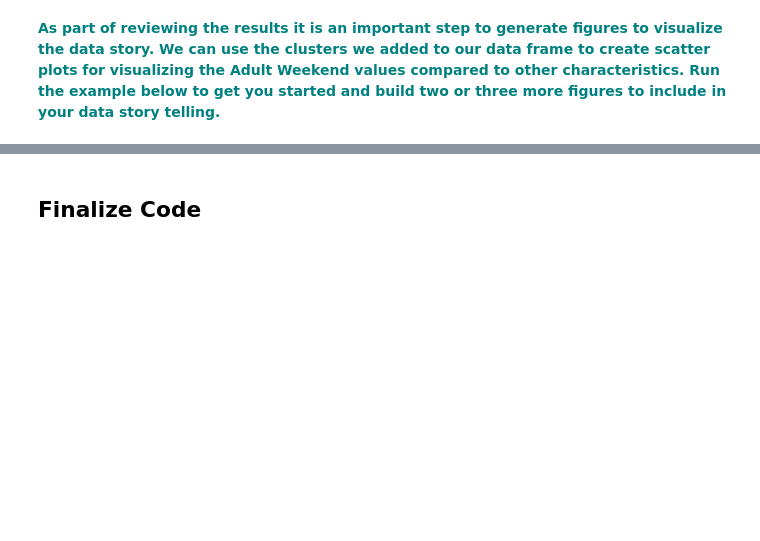
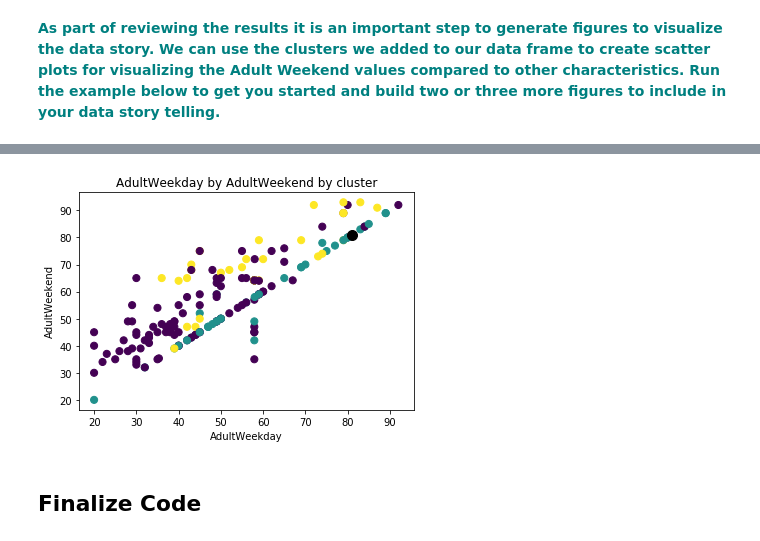
Before and after one commit to shashins/Capstone1, a Jupyter notebook: Guided_Capstone/Notebook_stepsix.ipynb, the cells around one changed output, grey strips where cells are left out. Drawn from its saved outputs; the diff is of its cells as text; code cells hidden in the pictures; blank space fills up the shorter version.

```diff
--- a/Guided_Capstone/Notebook_stepsix.ipynb
+++ b/Guided_Capstone/Notebook_stepsix.ipynb
@@ -171,3 +192,12 @@ plt.savefig('figures/fig1.png',bbox_inches='tight')
+# %%
+plt.scatter(df3['AdultWeekday'], df3['AdultWeekend'], c=df3['clusters'], s=50, cmap='viridis', label ='clusters')
+plt.scatter(X_act['AdultWeekday'], X_act['AdultWeekend'], c='black', s=100)
+plt.xlabel('AdultWeekday')
+plt.ylabel('AdultWeekend')
+plt.title('AdultWeekday by AdultWeekend by cluster')
+plt.savefig('figures/fig2.png',bbox_inches='tight')
+# %% [output]
+[figure, added]
 # %% [markdown]
 ## Finalize Code
 # %% [markdown]
```
Also changed, not shown: parts of 11 cells of this notebook, 3 other files.
